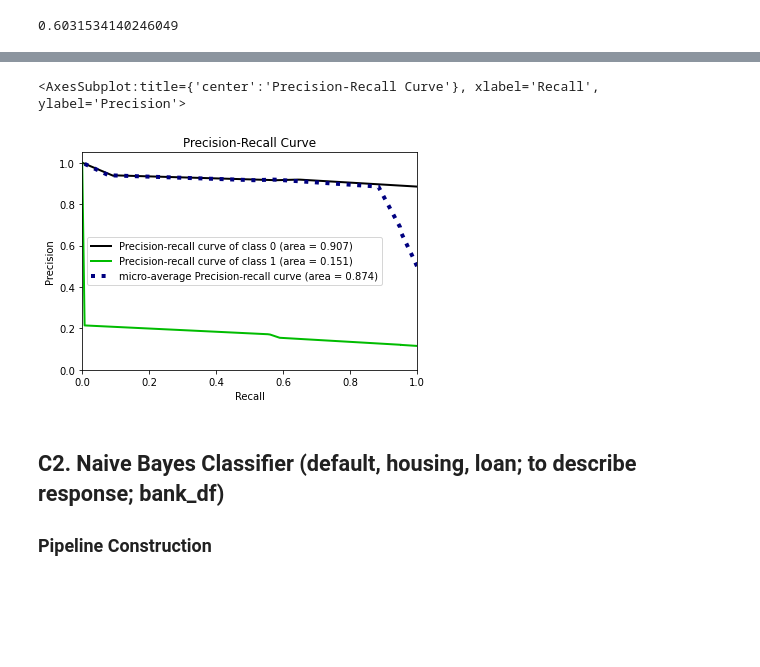
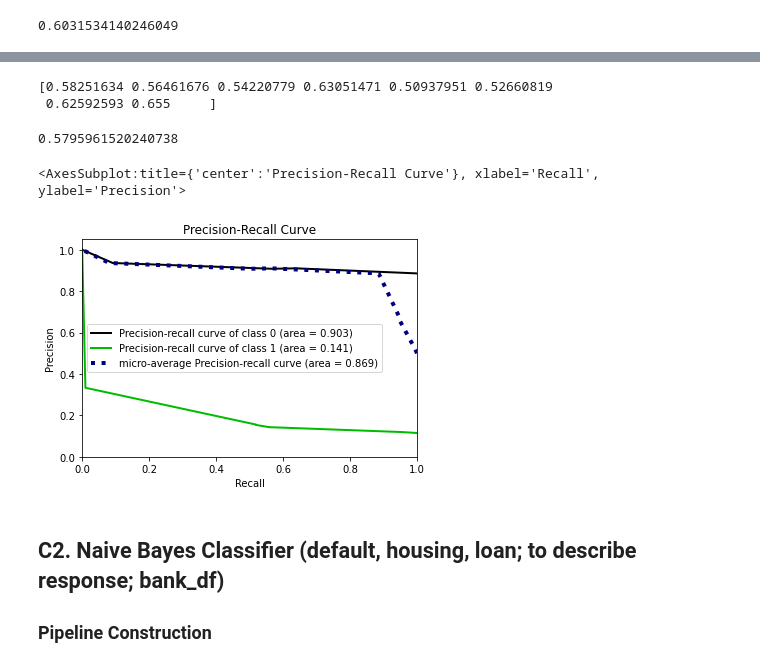
Before and after one commit to bblank70/MSDS422, a Jupyter notebook: Assignment3-bank.ipynb, the cells around one changed output, grey strips where cells are left out. Saved outputs shown, nothing was run; the diff lists cells and outputs as text; code cells hidden in the pictures; blank space fills up the shorter version.

```diff
--- a/Assignment3-bank.ipynb
+++ b/Assignment3-bank.ipynb
@@ -391,0 +403,7 @@ np.mean(cv_results)
+# %%
+
+#predict the labels from the test values
+Logreg_test_pred = Logreg_pipe.predict_proba(D_TestX)
+
+skplt.metrics.plot_roc_curve(D_TestY, Logreg_test_pred )
+plt.title('ROC Curves for Logistic Regression')
@@ -392,8 +413,16 @@ np.mean(cv_results)
+# %%
+cv_results = cross_val_score(Logreg_pipe, D_TestX, D_TestY, cv=kfold, scoring= 'roc_auc')
+print(cv_results)
+np.mean(cv_results)
+# %% [output]
+[0.58251634 0.56461676 0.54220779 0.63051471 0.50937951 0.52660819
+ 0.62592593 0.655     ]
+0.5795961520240738
 # %%
-skplt.metrics.plot_precision_recall(D_TrainY, Logreg_train_pred)
+skplt.metrics.plot_precision_recall(D_TestY, Logreg_test_pred)
 # %% [output]
 <AxesSubplot:title={'center':'Precision-Recall Curve'}, xlabel='Recall', ylabel='Precision'>
-[figure, old version]
+[figure, new version]
 # %% [markdown]
 ## C2. Naive Bayes Classifier (default, housing, loan; to describe response; bank_df)
 
```
Also changed, not shown: parts of 29 cells of this notebook.
